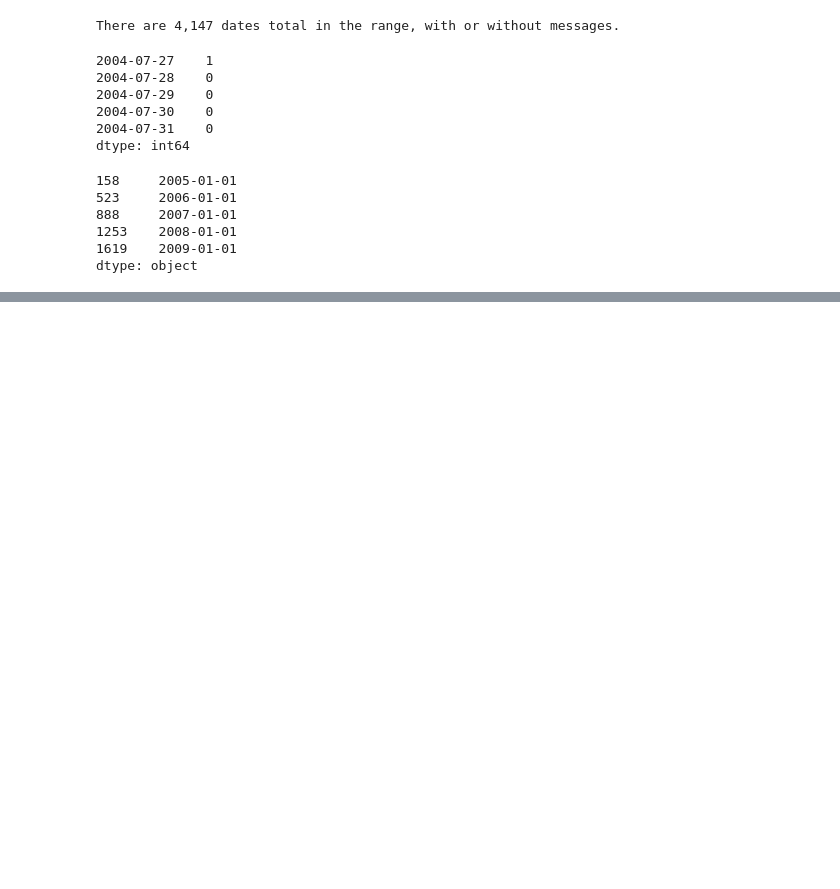
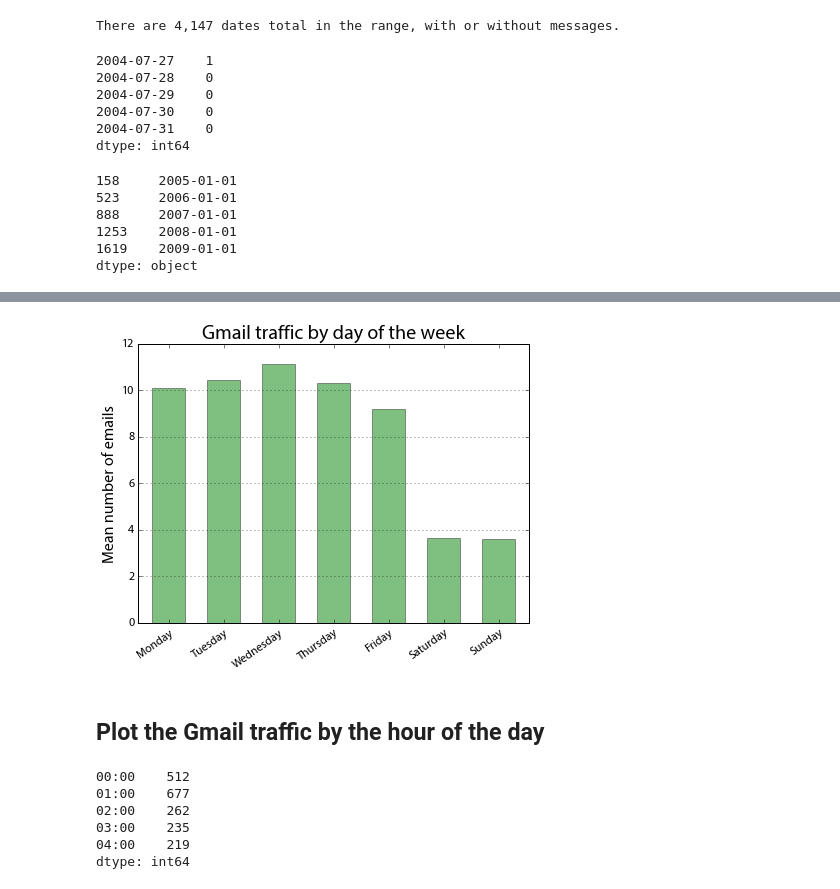
Before and after one commit to gboeing/ppde642, a Jupyter notebook: Examples-and-Demos/gmail-inbox-analysis/gmail-inbox-analysis.ipynb, the cells around one changed output, grey strips where cells are left out. Saved outputs shown, nothing was run; the diff lists cells and outputs as text; code cells hidden in the pictures; blank space fills up the shorter version.

```diff
--- a/Examples-and-Demos/gmail-inbox-analysis/gmail-inbox-analysis.ipynb
+++ b/Examples-and-Demos/gmail-inbox-analysis/gmail-inbox-analysis.ipynb
@@ -92,0 +102,37 @@ plt.show()
+# %%
+# get the count per day of the week
+day_counts = pd.DataFrame()
+day_counts['count'] = date_counts
+day_counts['day_of_week'] = date_counts.index.map(lambda x: parse_datetime(x).weekday())
+mean_day_counts = day_counts.groupby('day_of_week')['count'].mean()
+xlabels = ['Monday', 'Tuesday', 'Wednesday', 'Thursday', 'Friday', 'Saturday', 'Sunday']
+# %%
+fig = plt.figure(figsize=[7, 5])
+ax = mean_day_counts.plot(kind='bar', width=0.6, alpha=0.5, color='g', edgecolor='#333333')
+
+ax.yaxis.grid(True)
+ax.set_xticklabels(xlabels, rotation=35, rotation_mode='anchor', ha='right', fontproperties=ticks_font)
+for label in ax.get_yticklabels():
+    label.set_fontproperties(ticks_font)
+
+ax.set_title('Gmail traffic by day of the week', fontproperties=title_font)
+ax.set_xlabel('')
+ax.set_ylabel('Mean number of emails', fontproperties=label_font)
+
+plt.show()
+# %% [output]
+[figure, added]
+# %% [markdown]
+## Plot the Gmail traffic by the hour of the day
+# %%
+# get the count per hour of the day
+times = pd.Series(all_times).map(lambda x: '{:02}:00'.format(parse_datetime(x).hour))
+time_counts = times.value_counts().sort_index()
+time_counts.head()
+# %% [output]
+00:00    512
+01:00    677
+02:00    262
+03:00    235
+04:00    219
+dtype: int64
```
Also changed, not shown: parts of 17 cells of this notebook.
